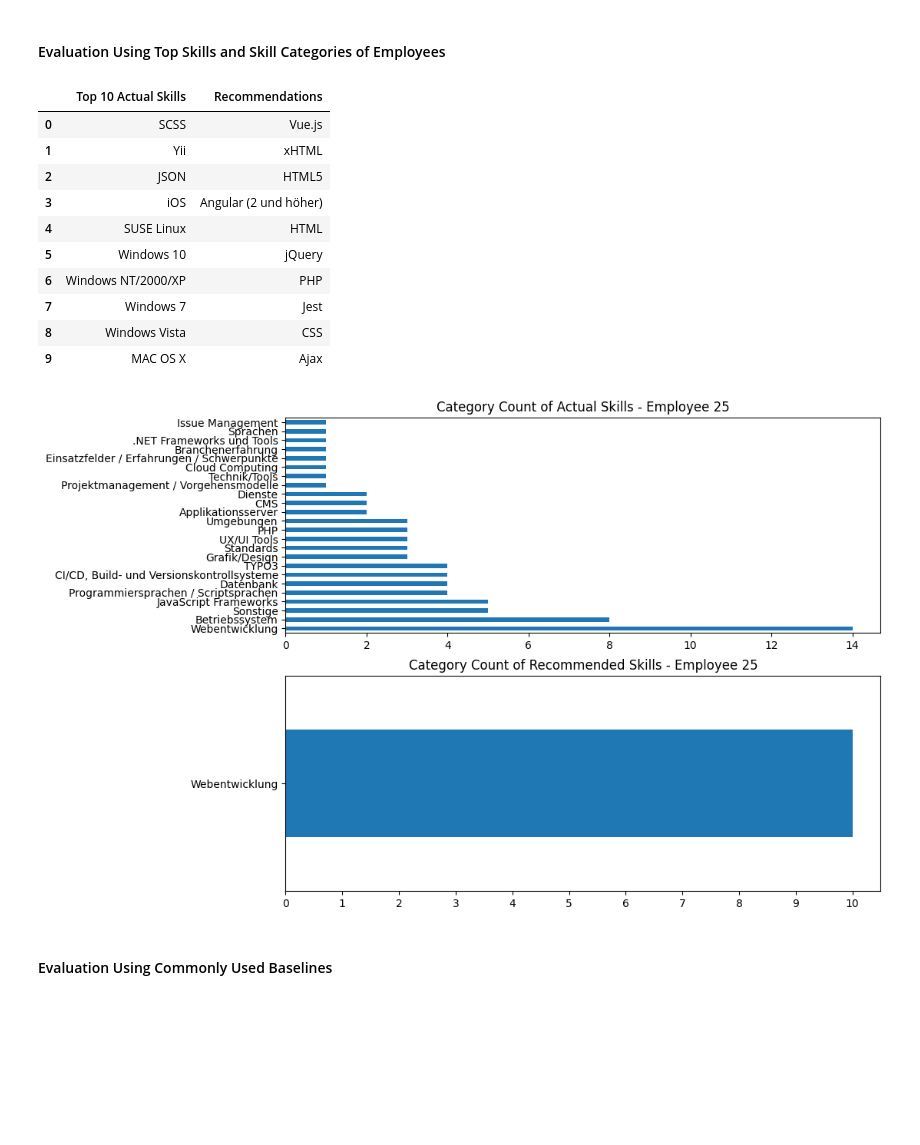
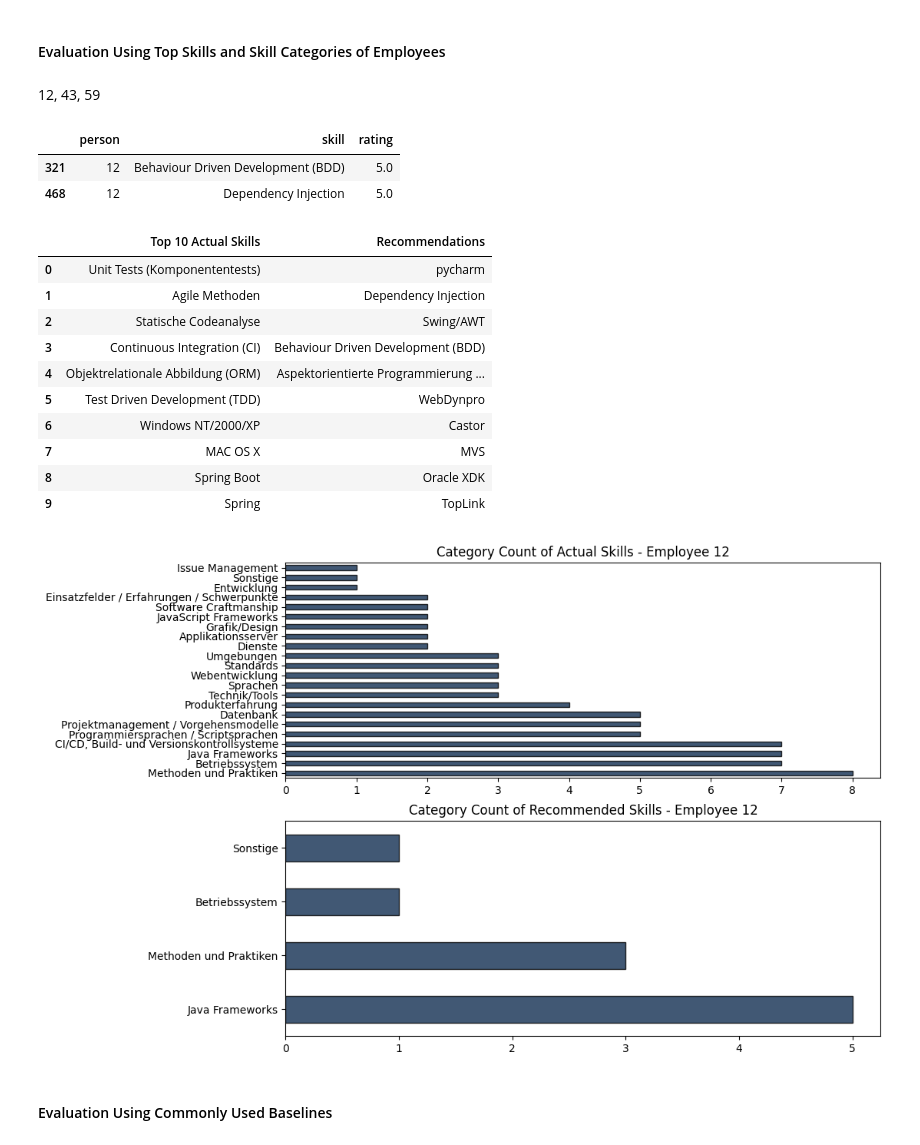
Before and after one commit to maximizer36/DS_AP, a Jupyter notebook: AP_Rated_Approach.ipynb, the cells around one changed output. Drawn from its saved outputs; the diff is of its cells as text; code cells hidden in the pictures; blank space fills up the shorter version.

```diff
--- a/AP_Rated_Approach.ipynb
+++ b/AP_Rated_Approach.ipynb
@@ -429,8 +402,8 @@ Both SVD and SVD++ show significantly smaller error values compared to the other
 Select best performing model and fit it on full data:
 # %%
 #model = NMF(n_factors= 40, n_epochs = 120, biased = False, random_state= 1)
-model = SVD(n_factors = 40, n_epochs = 1000, biased = False, random_state = 1)
-# model = best_model_dict[results.iloc[results["rmse_mean"].idxmin()]["name"]]
+#model = SVD(n_factors = 40, n_epochs = 1000, biased = False, random_state = 1)
+model = best_model_dict[results.iloc[results["rmse_mean"].idxmin()]["name"]]
 trainset = data.build_full_trainset()
 model.fit(trainset)
 # %% [output]
@@ -584,46 +557,72 @@ The weighted precision at k takes the order in which the recommendations are giv
 # %% [markdown]
 #### Evaluation Using Top Skills and Skill Categories of Employees
 # %%
-def evaluate_employee_recoms(emp_id,n):
+def evaluate_employee_recoms(userid:int,n:int):
+    '''
+    Function showing recommendation along with actually possessed skills and categories to provide some context.
+    ----------
+    Parameters:
+    userid : int
+    The user id of the employee who's recommendation are to be evaluated.
+    n : int
+    Amount recommendation and skills to be shown.
+    ----------
+    Returns:
+    DataFrame containing recommendations and actually possessed skills.
+    '''
     fig, axes = plt.subplots(2,1,figsize=(10,8))
     # get categories of actual skills
-    skill_catgegories = df[df["person"] == emp_id]["category"].value_counts()
+    skill_catgegories = df[df["person"] == userid]["category"].value_counts()
     skill_catgegories.plot(ax=axes[0],
                             kind="barh",
                             #ylabel="Count",
-                            title="Category Count of Actual Skills - Employee "+str(emp_id))
-    top_n_skills = df_rated[df_rated["person"] == emp_id].sort_values(by="rating",ascending=False).head(n).reset_index()[["skill"]]
+                            title="Category Count of Actual Skills - Employee "+str(userid),
+                            color="#112e51",
+                            edgecolor='k',
+                            alpha=0.8)
+    top_n_skills = df_rated[df_rated["person"] == userid].sort_values(by="rating",ascending=False).head(n).reset_index()[["skill"]]
     # get categories of recommended skills
-    recoms_for_emp = pd.DataFrame(get_recommendations(preds,n).loc[emp_id].T)
-    recoms_catgories = recoms_for_emp.replace({emp_id:category_dict}).value_counts()
+    recoms_for_emp = pd.DataFrame(get_recommendations(preds,n).loc[userid].T)
+    recoms_catgories = recoms_for_emp.replace({userid:category_dict}).value_counts()
     indeces = []
-    for index in recoms_for_emp.replace({emp_id:category_dict}).value_counts().index:
+    for index in recoms_for_emp.replace({userid:category_dict}).value_counts().index:
         indeces.append(index[0])
     recoms_catgories.index = indeces
     recoms_catgories.plot(ax = axes[1],
                             kind = "barh",
                             xticks = np.arange(0,recoms_catgories.max()+1,1),
                             #ylabel="Count",
-                            title = "Category Count of Recommended Skills - Employee "+str(emp_id))
+                            title = "Category Count of Recommended Skills - Employee "+str(userid),
+                            color="#112e51",
+                            edgecolor='k',
+                            alpha=0.8)
     # create of top skills and recommendation for better comparison
     return_table = pd.concat([top_n_skills,recoms_for_emp],axis=1,ignore_index=True)
     return_table.columns = ["Top " + str(n) + " Actual Skills","Recommendations"]
     return return_table
+# %% [markdown]
+12, 43, 59
+# %%
+holdout[holdout["person"] == 12]
+# %% [output]
+|  | person | skill | rating |
+| 321 | 12 | Behaviour Driven Development (BDD) | 5.0 |
+| 468 | 12 | Dependency Injection | 5.0 |
 # %%
-evaluate_employee_recoms(employee_dict[8],10)
+evaluate_employee_recoms(12,10)
 # %% [output]
 |  | Top 10 Actual Skills | Recommendations |
-| 0 | SCSS | Vue.js |
-| 1 | Yii | xHTML |
-| 2 | JSON | HTML5 |
-| 3 | iOS | Angular (2 und höher) |
-| 4 | SUSE Linux | HTML |
-| 5 | Windows 10 | jQuery |
-| 6 | Windows NT/2000/XP | PHP |
-| 7 | Windows 7 | Jest |
-| 8 | Windows Vista | CSS |
-| 9 | MAC OS X | Ajax |
+| 0 | Unit Tests (Komponententests) | pycharm |
+| 1 | Agile Methoden | Dependency Injection |
+| 2 | Statische Codeanalyse | Swing/AWT |
+| 3 | Continuous Integration (CI) | Behaviour Driven Development (BDD) |
+| 4 | Objektrelationale Abbildung (ORM) | Aspektorientierte Programmierung ... |
+| 5 | Test Driven Development (TDD) | WebDynpro |
+| 6 | Windows NT/2000/XP | Castor |
+| 7 | MAC OS X | MVS |
+| 8 | Spring Boot | Oracle XDK |
+| 9 | Spring | TopLink |
-[figure, old version]
+[figure, new version]
 # %% [markdown]
 #### Evaluation Using Commonly Used Baselines
 # %% [markdown]
```
Also changed, not shown: parts of 65 cells of this notebook, 1 other file.
